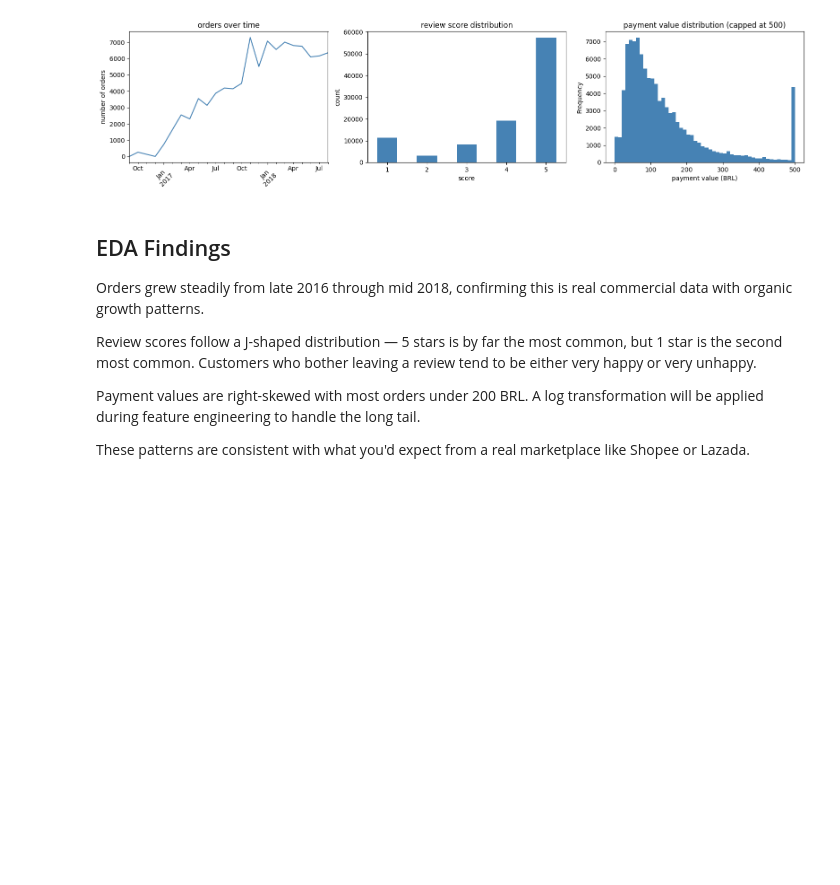
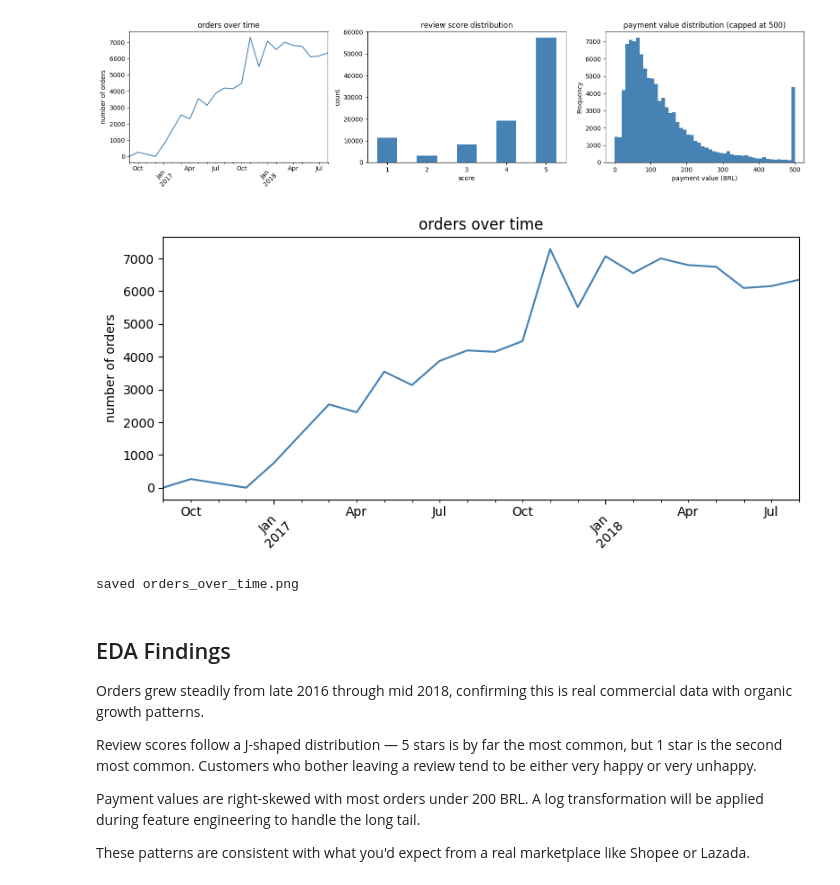
Before and after one commit to bquan1406-droid/ecommerce-churn-prediction, a Jupyter notebook: notebooks/01_EDA.ipynb, the cells around one changed output. Cells and saved outputs as stored; diff of their text form; code cells hidden in the pictures; blank space fills up the shorter version.

Commit message:
Update the app and graphs

```diff
--- a/notebooks/01_EDA.ipynb
+++ b/notebooks/01_EDA.ipynb
@@ -194,6 +194,23 @@ plt.savefig('../data/eda_overview.png', dpi=150, bbox_inches='tight')
 plt.show()
 # %% [output]
 [figure]
+# %%
+delivered['month'] = delivered['order_purchase_timestamp'].dt.to_period('M')
+monthly_orders = delivered.groupby('month').size()
+
+fig, ax = plt.subplots(figsize=(8, 4))
+monthly_orders.plot(ax=ax, color='steelblue')
+ax.set_title('orders over time')
+ax.set_xlabel('')
+ax.set_ylabel('number of orders')
+ax.tick_params(axis='x', rotation=45)
+plt.tight_layout()
+plt.savefig('../data/orders_over_time.png', dpi=150, bbox_inches='tight')
+plt.show()
+print("saved orders_over_time.png")
+# %% [output]
+[figure, added]
+saved orders_over_time.png
 # %% [markdown]
 ## EDA Findings
 
```
Also changed, not shown: 2 other files.
